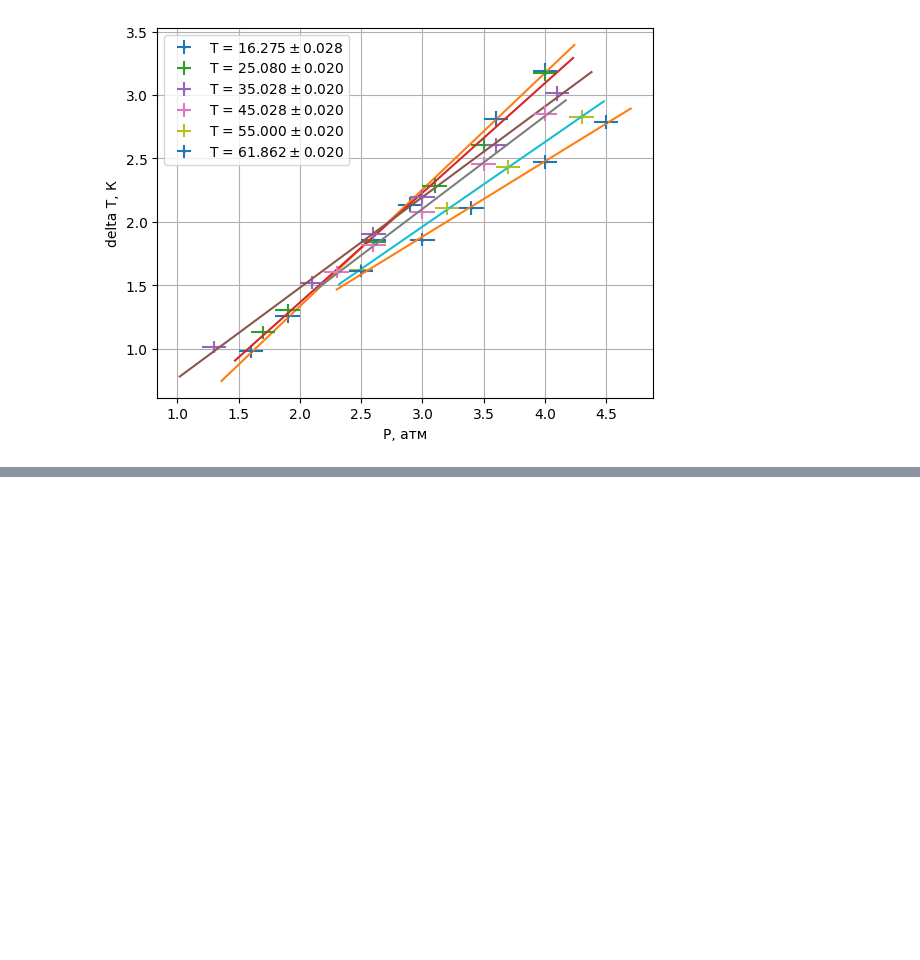
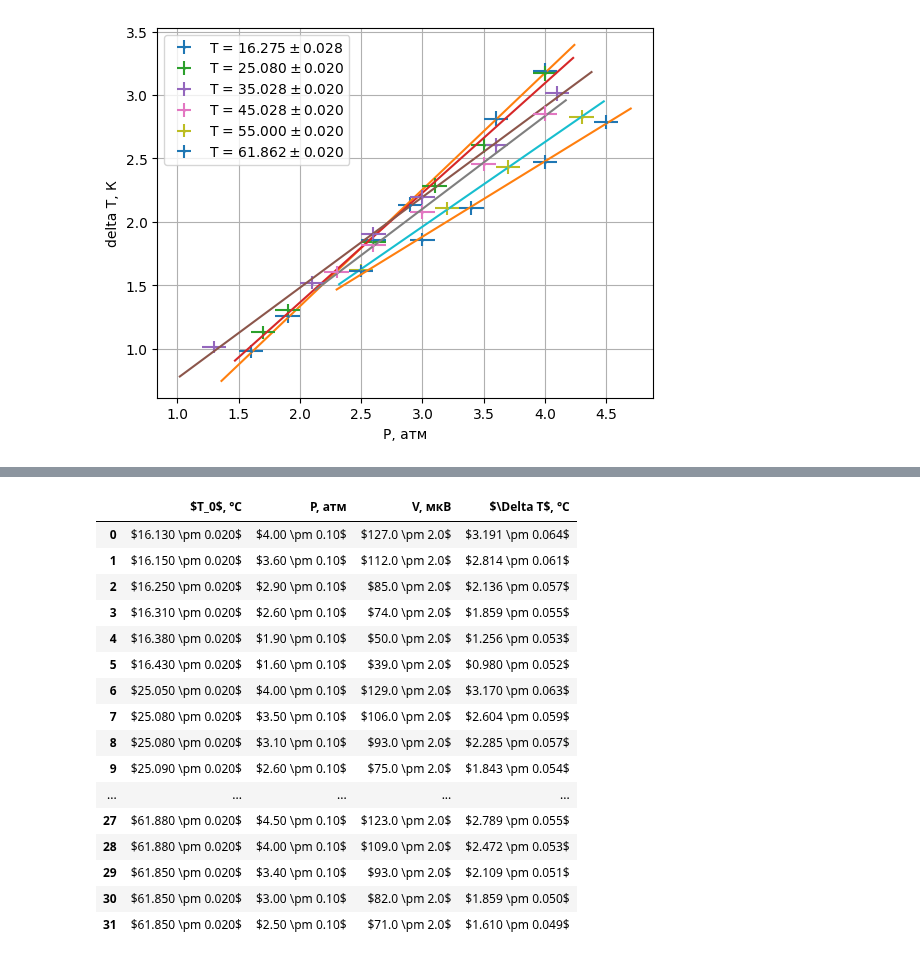
Before and after one commit to RedBrean/term2, a Jupyter notebook: labs/216/216.ipynb, the cells around one changed output, grey strips where cells are left out. Cells and saved outputs as stored; diff of their text form; code cells hidden in the pictures; blank space fills up the shorter version.

```diff
--- a/labs/216/216.ipynb
+++ b/labs/216/216.ipynb
@@ -397,0 +399,25 @@ data_T_prik
+# %%
+data_output = pd.DataFrame()
+data_output["$T_0$, °C"] = data_raw["T0"]
+data_output["P, атм"] = data_raw["P"]
+data_output["V, мкВ"] = data_raw["V"]
+data_output["$\Delta T$, °C"] = data_raw["T"]
+data_output
+# %% [output]
+|  | $T_0$, °C | P, атм | V, мкВ | $\Delta T$, °C |
+| 0 | $16.130 \pm 0.020$ | $4.00 \pm 0.10$ | $127.0 \pm 2.0$ | $3.191 \pm 0.064$ |
+| 1 | $16.150 \pm 0.020$ | $3.60 \pm 0.10$ | $112.0 \pm 2.0$ | $2.814 \pm 0.061$ |
+| 2 | $16.250 \pm 0.020$ | $2.90 \pm 0.10$ | $85.0 \pm 2.0$ | $2.136 \pm 0.057$ |
+| 3 | $16.310 \pm 0.020$ | $2.60 \pm 0.10$ | $74.0 \pm 2.0$ | $1.859 \pm 0.055$ |
+| 4 | $16.380 \pm 0.020$ | $1.90 \pm 0.10$ | $50.0 \pm 2.0$ | $1.256 \pm 0.053$ |
+| 5 | $16.430 \pm 0.020$ | $1.60 \pm 0.10$ | $39.0 \pm 2.0$ | $0.980 \pm 0.052$ |
+| 6 | $25.050 \pm 0.020$ | $4.00 \pm 0.10$ | $129.0 \pm 2.0$ | $3.170 \pm 0.063$ |
+| 7 | $25.080 \pm 0.020$ | $3.50 \pm 0.10$ | $106.0 \pm 2.0$ | $2.604 \pm 0.059$ |
+| 8 | $25.080 \pm 0.020$ | $3.10 \pm 0.10$ | $93.0 \pm 2.0$ | $2.285 \pm 0.057$ |
+| 9 | $25.090 \pm 0.020$ | $2.60 \pm 0.10$ | $75.0 \pm 2.0$ | $1.843 \pm 0.054$ |
+| ... | ... | ... | ... | ... |
+| 27 | $61.880 \pm 0.020$ | $4.50 \pm 0.10$ | $123.0 \pm 2.0$ | $2.789 \pm 0.055$ |
+| 28 | $61.880 \pm 0.020$ | $4.00 \pm 0.10$ | $109.0 \pm 2.0$ | $2.472 \pm 0.053$ |
+| 29 | $61.850 \pm 0.020$ | $3.40 \pm 0.10$ | $93.0 \pm 2.0$ | $2.109 \pm 0.051$ |
+| 30 | $61.850 \pm 0.020$ | $3.00 \pm 0.10$ | $82.0 \pm 2.0$ | $1.859 \pm 0.050$ |
+| 31 | $61.850 \pm 0.020$ | $2.50 \pm 0.10$ | $71.0 \pm 2.0$ | $1.610 \pm 0.049$ |
```
Also changed, not shown: parts of 6 cells of this notebook, 2 other files.
